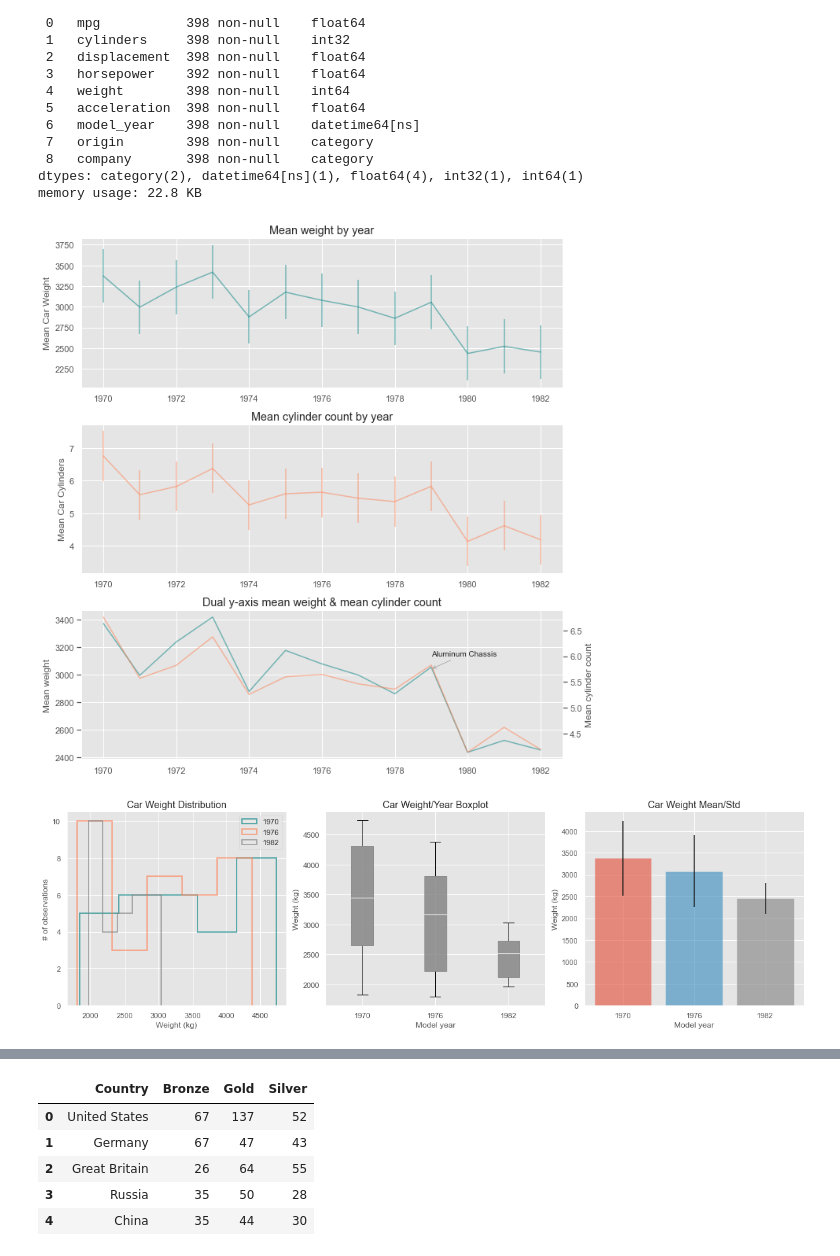
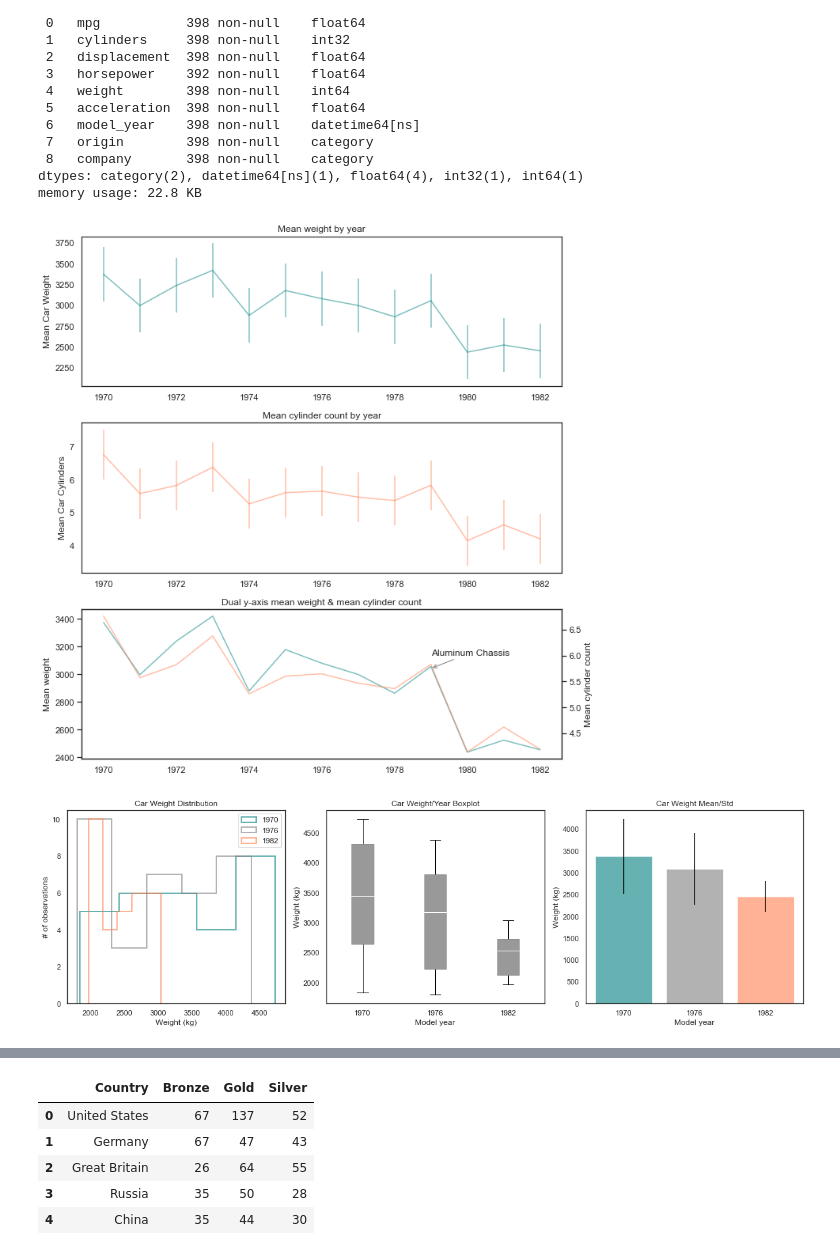
Before and after one commit to VictorCalderon/data-snippets, a Jupyter notebook: DataScience/plotting.ipynb, the cells around one changed output, grey strips where cells are left out. Cells and saved outputs as stored; diff of their text form; code cells hidden in the pictures.

```diff
--- a/DataScience/plotting.ipynb
+++ b/DataScience/plotting.ipynb
@@ -9,10 +9,11 @@ import seaborn as sns
 
 # Datasets
 from sklearn import datasets
-# %%
-# Configure matplotlib style
-sns.set()
-plt.style.use('ggplot')
+# %%
+# Configure matplotlib style
+sns.set_style('white')
+sns.set_context('notebook')
+sns.set_palette('Greens')
 # %%
 # Load a dummy dataset
 mpg = sns.load_dataset('mpg')
@@ -101,43 +102,45 @@ ax2.annotate(
 plt.tight_layout()
 plt.show()
 # %% [output]
-[figure, old version]
+[figure, new version]
 # %%
+
 # Build a hollow histogram of weight the first and last year
 fig, ax = plt.subplots(1, 3, figsize=(16, 5))
-colors = ['#008080', '#FF7F50', '#808080']
+colors = dict(zip(['1970', '1982', '1976'], ['#008080', '#FF7F50', '#808080']))
+
 
 # Fiter datasets
 weight_1970 = mpg[mpg['model_year'] == '1970']['weight']
 weight_1982 = mpg[mpg['model_year'] == '1982']['weight']
 weight_1976 = mpg[mpg['model_year'] == '1976']['weight']
 
 
 # Plot hist of 1970
-ax[0].hist(weight_1970, histtype='step', label='1970', bins=5, alpha=0.6, linewidth=2, color=colors[0])
-ax[0].hist(weight_1976, histtype='step', label='1976', bins=5, alpha=0.6, linewidth=2, color=colors[1])
-ax[0].hist(weight_1982, histtype='step', label='1982', bins=5, alpha=0.6, linewidth=2, color=colors[2])
+ax[0].hist(weight_1970, histtype='step', label='1970', bins=5, alpha=0.6, linewidth=2, color=colors['1970'])
+ax[0].hist(weight_1976, histtype='step', label='1976', bins=5, alpha=0.6, linewidth=2, color=colors['1976'])
+ax[0].hist(weight_1982, histtype='step', label='1982', bins=5, alpha=0.6, linewidth=2, color=colors['1982'])
 
 # Boxplot
-ax[1].boxplot([weight_1970, weight_1976, weight_1982], patch_artist=True, medianprops=dict(color='white'), boxprops=dict(facecolor='grey', color='gray', alpha=0.8))
+ax[1].boxplot([weight_1970, weight_1976, weight_1982], patch_artist=True, medianprops=dict(color='white'), boxprops=dict(facecolor='gray', color='gray', alpha=0.8))
 
 # Mean/Std Bars
-ax[2].bar("1970", weight_1970.mean(), yerr=weight_1970.std(), alpha=0.6)
-ax[2].bar("1976", weight_1976.mean(), yerr=weight_1976.std(), alpha=0.6)
-ax[2].bar("1982", weight_1982.mean(), yerr=weight_1982.std(), alpha=0.6, color='gray')
+ax[2].bar("1970", weight_1970.mean(), yerr=weight_1970.std(), alpha=0.6, color=colors['1970'])
+ax[2].bar("1976", weight_1976.mean(), yerr=weight_1976.std(), alpha=0.6, color=colors['1976'])
+ax[2].bar("1982", weight_1982.mean(), yerr=weight_1982.std(), alpha=0.6, color=colors['1982'])
 
 # Set axis labels and title
 ax[0].set(xlabel='Weight (kg)', ylabel='# of observations', title='Car Weight Distribution')
 ax[1].set(xticklabels=['1970', '1976', '1982'], ylabel='Weight (kg)', xlabel='Model year', title='Car Weight/Year Boxplot')
 ax[2].set(xticklabels=['1970', '1976', '1982'], ylabel='Weight (kg)', xlabel='Model year', title='Car Weight Mean/Std')
 
 
 # Add legend and display plot
 ax[0].legend()
 plt.tight_layout()
 plt.show()
 # %% [output]
-[figure, old version]
+[figure, new version]
 # %%
 # Scatterplot of weight and cylinders
 fig, ax = plt.subplots(1, 2, figsize=(12, 5))
```
Also changed, not shown: parts of 10 cells of this notebook.
